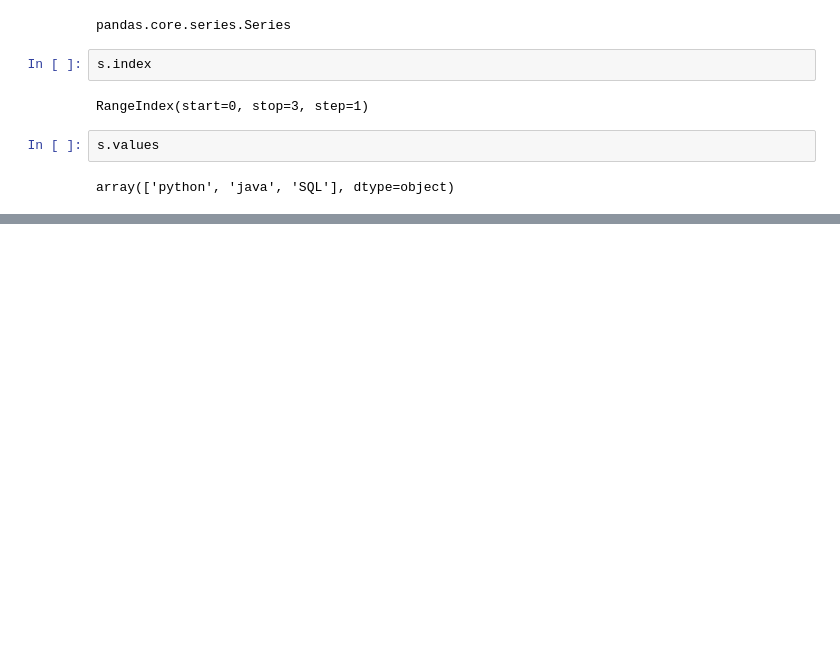
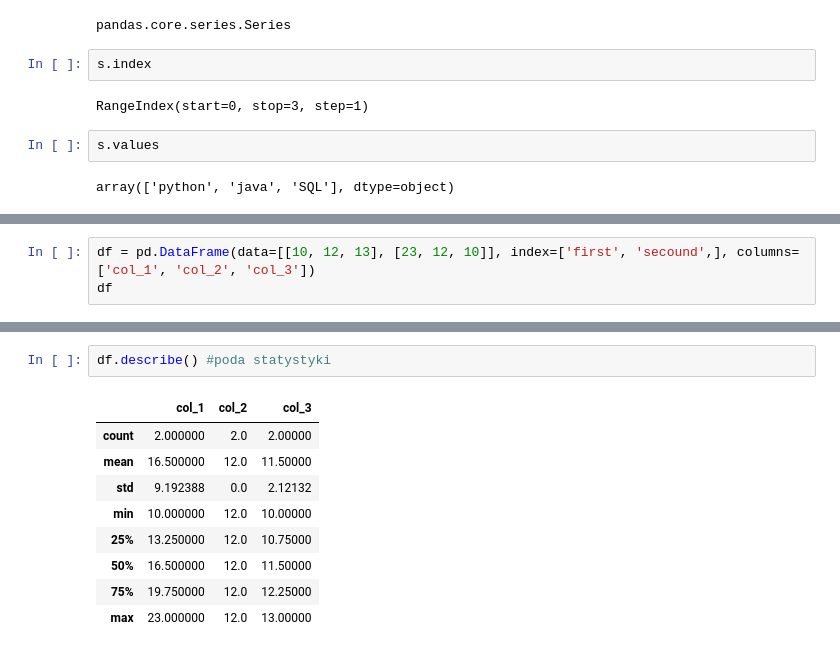
Before and after one commit to Rosch0/Data-Science, a Jupyter notebook: Pandas.ipynb, the cells around one changed output, grey strips where cells are left out. Drawn from its saved outputs; the diff is of its cells as text; blank space fills up the shorter version.

```diff
--- a/Pandas.ipynb
+++ b/Pandas.ipynb
@@ -100,0 +225,3 @@ array(['python', 'java', 'SQL'], dtype=object)
+# %%
+df = pd.DataFrame(data=[[10, 12, 13], [23, 12, 10]], index=['first', 'secound',], columns=['col_1', 'col_2', 'col_3'])
+df
@@ -100,0 +258,12 @@ array(['python', 'java', 'SQL'], dtype=object)
+# %%
+df.describe() #poda statystyki
+# %% [output]
+|  | col_1 | col_2 | col_3 |
+| count | 2.000000 | 2.0 | 2.00000 |
+| mean | 16.500000 | 12.0 | 11.50000 |
+| std | 9.192388 | 0.0 | 2.12132 |
+| min | 10.000000 | 12.0 | 10.00000 |
+| 25% | 13.250000 | 12.0 | 10.75000 |
+| 50% | 16.500000 | 12.0 | 11.50000 |
+| 75% | 19.750000 | 12.0 | 12.25000 |
+| max | 23.000000 | 12.0 | 13.00000 |
```
Also changed, not shown: parts of 27 cells of this notebook.
